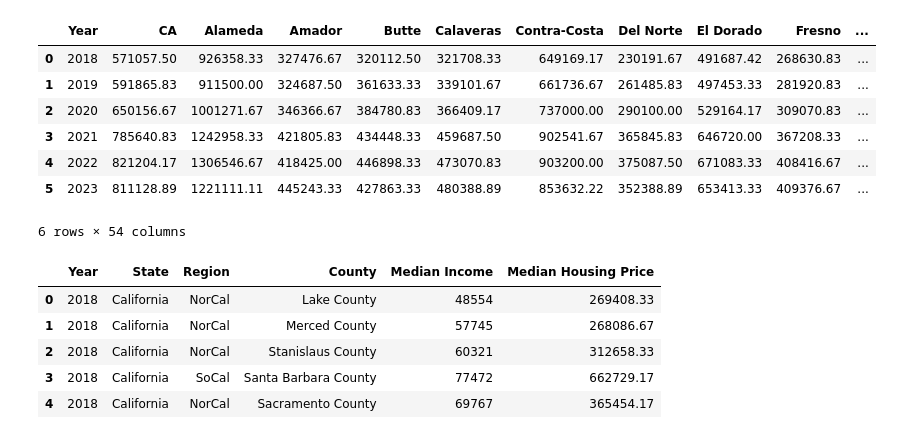
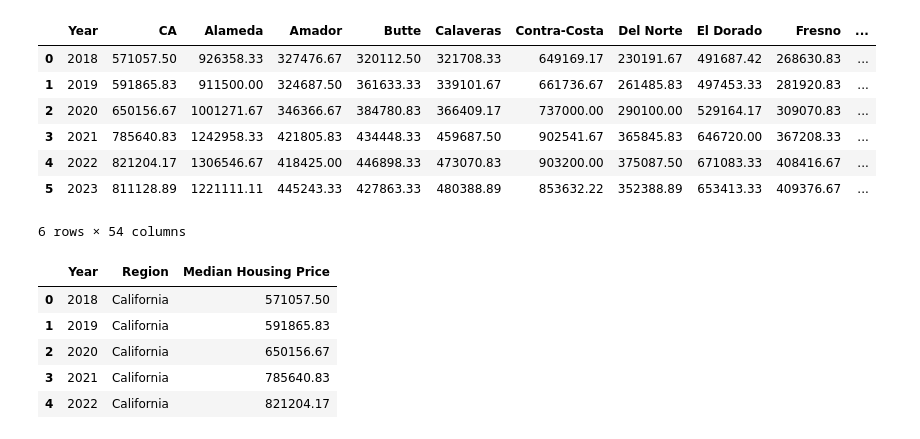
Before and after one commit to Xelven001/project_1_grp_2, a Jupyter notebook: Josh/data_cleanup.ipynb, the cells around one changed output. Drawn from its saved outputs; the diff is of its cells as text; code cells hidden in the pictures.

```diff
--- a/Josh/data_cleanup.ipynb
+++ b/Josh/data_cleanup.ipynb
@@ -213,29 +286,15 @@ median_data
 6 rows × 54 columns
 # %%
 #melt(take columns and make them rows) Housing Median Price DF into two DFS: One For CA and one by County.
-# Also merging with Median Income DF's
+housing_data = pd.melt(median_data, id_vars=['Year'], var_name='Region', value_name='Median Housing Price')
+housing_data["Region"] = housing_data["Region"] + " County"
+housing_data.loc[housing_data['Region'] == 'CA County', 'Region'] = 'California'
 
-melted_df = pd.melt(median_data, id_vars=['Year'], var_name='Region', value_name='Median Housing Price')
-melted_df["Region"] = melted_df["Region"] + " County"
-melted_df.loc[melted_df['Region'] == 'CA County', 'Region'] = 'California'
-
-#create county DF(Housing Prices)
-housing_county = melted_df[melted_df['Region']!= 'California'].copy()
-housing_county.rename(columns={"Region":"County"},inplace=True)
-
-#create state DF (Housing Prices)
-housing_state = melted_df[(melted_df['Region']== 'California') & (melted_df['Year'] != 2020) & (melted_df["Year"] != 2023)].copy()
-
-housing_state = housing_state.reset_index().drop(columns=['index'])
-housing_state.rename(columns={"Region":"State"},inplace=True)
-state_df = pd.merge(data_state,housing_state,on=["Year","State"])
-county_df = pd.merge(data_county,housing_county,on=["Year","County","County"])
+housing_data.head()
+# %% [output]
+|  | Year | Region | Median Housing Price |
+| 0 | 2018 | California | 571057.50 |
+| 1 | 2019 | California | 591865.83 |
+| 2 | 2020 | California | 650156.67 |
+| 3 | 2021 | California | 785640.83 |
+| 4 | 2022 | California | 821204.17 |
-# %%
-county_df.head()
-# %% [output]
-|  | Year | State | Region | County | Median Income | Median Housing Price |
-| 0 | 2018 | California | NorCal | Lake County | 48554 | 269408.33 |
-| 1 | 2018 | California | NorCal | Merced County | 57745 | 268086.67 |
-| 2 | 2018 | California | NorCal | Stanislaus County | 60321 | 312658.33 |
-| 3 | 2018 | California | SoCal | Santa Barbara County | 77472 | 662729.17 |
-| 4 | 2018 | California | NorCal | Sacramento County | 69767 | 365454.17 |
```
Also changed, not shown: parts of 30 cells of this notebook, 15 other files.
